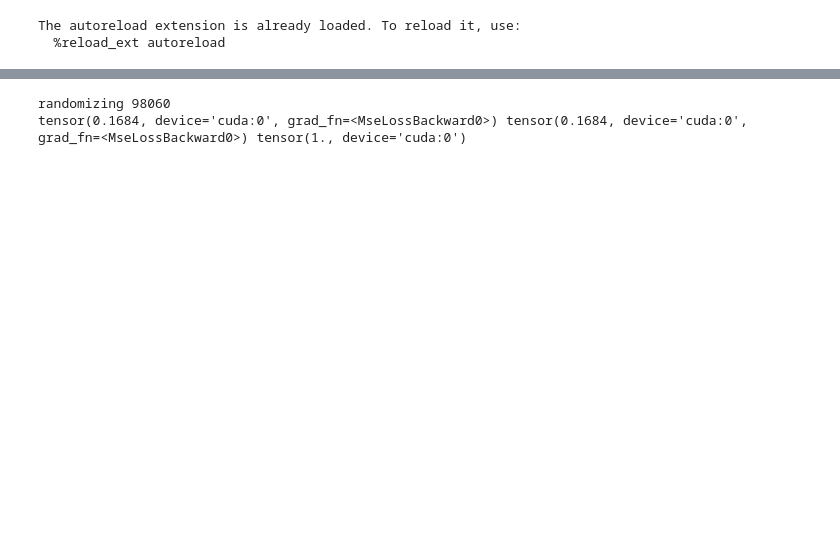
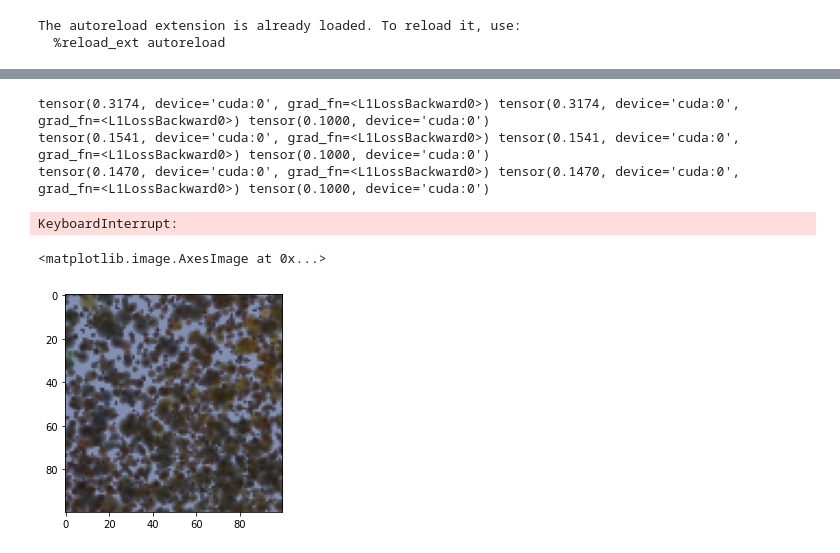
Before and after one commit to kaimerra/geometry, a Jupyter notebook: notebooks/pulsar1.ipynb, the cells around one changed output, grey strips where cells are left out. Cells and saved outputs as stored; diff of their text form; code cells hidden in the pictures; blank space fills up the shorter version.

```diff
--- a/notebooks/pulsar1.ipynb
+++ b/notebooks/pulsar1.ipynb
@@ -57,8 +61,8 @@ m = pulsar_models.PulsarModel(
     target_images.shape[1],
     target_images.shape[2],
     target_images.shape[0],
-    n_points=100000,
-    ball_size=1.0,
+    n_points=200000,
+    ball_size=0.1,
     positions=torch.tensor(session.eye[1:]),
     angles=torch.tensor(session.euler[1:]),
 
@@ -76,12 +80,12 @@ for i in range(1000):
 
         m.set_grads(True, False)
 
-        ri = list(range(len(target_images))) #torch.randint(len(target_images), (30,))
+        ri = torch.randint(len(target_images), (30,))
         Y = target_images[ri]
 
         y = m(ri)
 
-        mse_loss = torch.nn.functional.mse_loss(y, Y)
+        mse_loss = torch.nn.functional.l1_loss(y, Y)
 
         loss = mse_loss# * 10.0 + ball_loss
         loss.backward()
@@ -89,10 +93,10 @@ for i in range(1000):
         opt.step()
 
     # only randomize after position
-    m.randomize()
+    #m.randomize()
 
 
-    for _ in range(10):
+    for _ in range(0):
         opt.zero_grad()
 
         m.set_grads(False, True)
@@ -102,7 +106,7 @@ for i in range(1000):
 
         y = m(ri)
 
-        mse_loss = torch.nn.functional.mse_loss(y, Y)
+        mse_loss = torch.nn.functional.l1_loss(y, Y)
 
         loss = mse_loss# * 10.0 + ball_loss
         loss.backward()
@@ -112,8 +116,13 @@ for i in range(1000):
     if i % 10 == 0:
         print(mse_loss, loss, torch.mean(m.geometry_model.rad))
 # %% [output]
-randomizing 98060
-tensor(0.1684, device='cuda:0', grad_fn=<MseLossBackward0>) tensor(0.1684, device='cuda:0', grad_fn=<MseLossBackward0>) tensor(1., device='cuda:0')
+tensor(0.3174, device='cuda:0', grad_fn=<L1LossBackward0>) tensor(0.3174, device='cuda:0', grad_fn=<L1LossBackward0>) tensor(0.1000, device='cuda:0')
+tensor(0.1541, device='cuda:0', grad_fn=<L1LossBackward0>) tensor(0.1541, device='cuda:0', grad_fn=<L1LossBackward0>) tensor(0.1000, device='cuda:0')
+tensor(0.1470, device='cuda:0', grad_fn=<L1LossBackward0>) tensor(0.1470, device='cuda:0', grad_fn=<L1LossBackward0>) tensor(0.1000, device='cuda:0')
+KeyboardInterrupt:
 # %%
-plt.imshow(y[4].detach().cpu().numpy())
+plt.imshow(y[20].detach().cpu().numpy())
+# %% [output]
+<matplotlib.image.AxesImage at 0x...>
+[figure, added]
 # %%
```
Also changed, not shown: parts of 11 cells of this notebook, 2 other files.
